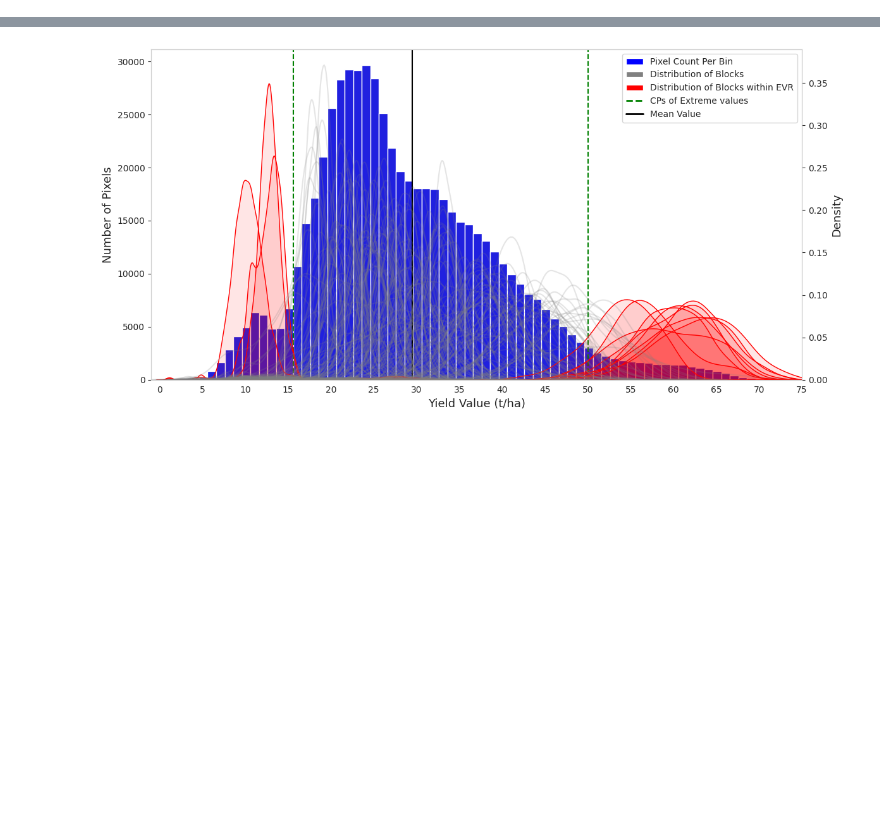
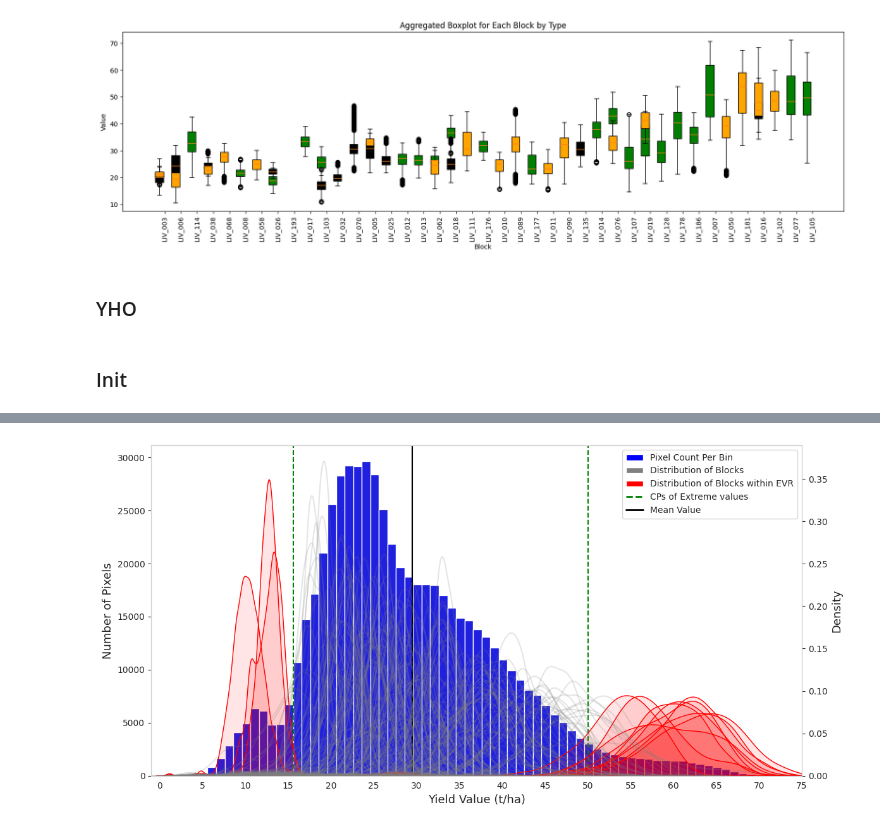
Before and after one commit to plant-ai-biophysics-lab/imbalance_deep_regression_yield_forecasting, a Jupyter notebook: Inference/graph.ipynb, the cells around one changed output, grey strips where cells are left out. Drawn from its saved outputs; the diff is of its cells as text; code cells hidden in the pictures; blank space fills up the shorter version.

```diff
--- a/Inference/graph.ipynb
+++ b/Inference/graph.ipynb
@@ -149,0 +53,7 @@ class hist_dist_plot():
+# %%
+df_pho_concatenated = pd.concat([train_pho, valid_pho, test_pho])
+cultivar_order = ['MALVASIA_BIANCA', 'MERLOT', 'CABERNET_SAUVIGNON', 'SYRAH', 'CHARDONNAY', 'RIESLING', 'SYMPHONY', 'MUSCAT_OF_ALEXANDRIA']
+df_pho_concatenated['cultivar'] = pd.Categorical(df_pho_concatenated['cultivar'], categories=cultivar_order, ordered=True)
+df_pho_sorted = df_pho_concatenated.sort_values('cultivar')
+df_pho_sorted['unique_block'] = df_pho_sorted['block'].str[:-5]
+df_pho_sorted
@@ -149,0 +74,5 @@ class hist_dist_plot():
+# %%
+df_pho_sorted['patch_mean'] = df_pho_sorted['patch_mean']*HECTARE_TO_ACRE_SCALE
+# %%
+df_grouped_pho = df_pho_sorted.groupby('block', as_index=False).first()
+df_grouped_pho
@@ -149,0 +139,66 @@ class hist_dist_plot():
+# %%
+import numpy as np
+import matplotlib.pyplot as plt
+import pandas as pd
+
+# Assuming df_sorted is your DataFrame
+
+# Given order for 'unique_block'
+block_order = ['LIV_003', 'LIV_006', 'LIV_114',
+               'LIV_038', 'LIV_068', 'LIV_008', 'LIV_058', 'LIV_026', 'LIV_193',
+               'LIV_017', 'LIV_103', 'LIV_032', 'LIV_070', 'LIV_005', 'LIV_025',
+               'LIV_012', 'LIV_013', 'LIV_062',
+               'LIV_018', 'LIV_111', 'LIV_176', 'LIV_010', 'LIV_089', 'LIV_177', 'LIV_011', 'LIV_090', 'LIV_135',
+               'LIV_014', 'LIV_076', 'LIV_107', 'LIV_019', 'LIV_128', 'LIV_178', 'LIV_186',
+               'LIV_007', 'LIV_050', 'LIV_181',
+               'LIV_016', 'LIV_102', 'LIV_077', 'LIV_105']
+
+# Type color mapping
+type_colors = {'train': 'black', 'valid': 'orange', 'test': 'green'}
+
+# Initialize a dictionary to hold the aggregated numpy arrays for each unique_block
+aggregated_labels = {block: [] for block in block_order}
+# Initialize a dictionary to hold the type for each unique_block for coloring
+block_types = {block: [] for block in block_order}
+
+# Group DataFrame by 'unique_block' and 'type'
+grouped = df_sorted_pho.groupby(['unique_block', 'type'])
+
+# Iterate over each group
+for (block, group_type), group_df in grouped:
+    if block in block_order:  # Ensure block is in the specified order
+        group_arrays = []
+        for _, row in group_df.iterrows():
+            label_npy = row['LABEL_PATH']
+            label = np.load(label_npy, allow_pickle=True).flatten()  # Flatten and read array
+            label = label[label != -1]
+            group_arrays.append(label)
+
+        # Aggregate arrays in group (e.g., by concatenating)
+        aggregated_label = np.concatenate(group_arrays)
+        aggregated_labels[block].append(aggregated_label)
+        block_types[block].append(group_type)  # Record the type for coloring
+
+# Plotting
+plt.figure(figsize=(20, 5))  # Adjust the figure size as needed
+positions = range(1, len(block_order) * 3, 3)  # Position for each group of boxplots
+
+for block, pos in zip(block_order, positions):
+    if aggregated_labels[block]:  # Check if there are labels for the block
+        for i, label in enumerate(aggregated_labels[block]):
+            type_color = type_colors[block_types[block][i]]
+            q_low, q_high = np.percentile(label, [3, 99])
+            filtered_label = label[(label >= q_low) & (label <= q_high)]
+            plt.boxplot(filtered_label*HECTARE_TO_ACRE_SCALE, positions=[pos], patch_artist=True, widths = 1.5,
+                        boxprops=dict(facecolor=type_color))
+
+
+plt.xticks(range(2, len(block_order) * 3, 3), block_order, rotation=90)  # Set xticks to the middle boxplot of each group
+plt.title('Aggregated Boxplot for Each Block by Type')
+plt.ylabel('Value')
+plt.xlabel('Block')
+plt.show()
+# %% [output]
+[figure, added]
+# %% [markdown]
+### YHO
@@ -149,0 +224,2 @@ class hist_dist_plot():
+# %% [markdown]
+### Init
```
Also changed, not shown: parts of 57 cells of this notebook, 13 other files.
